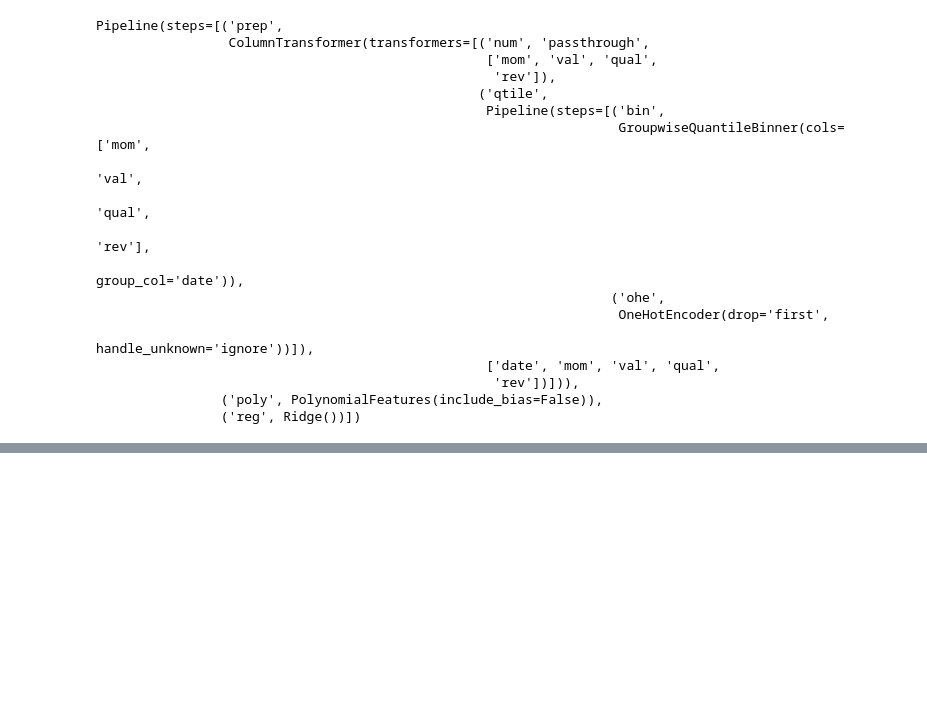
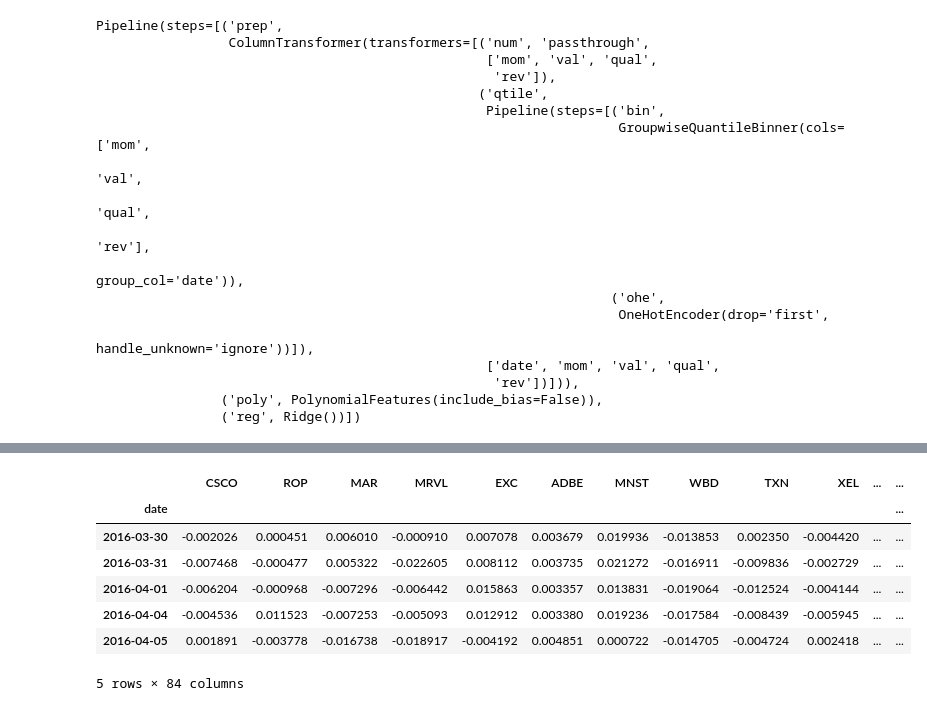
Before and after one commit to marketneutral/hedge_fund_evolution, a Jupyter notebook: quant_workflow.ipynb, the cells around one changed output, grey strips where cells are left out. Drawn from its saved outputs; the diff is of its cells as text; code cells hidden in the pictures; blank space fills up the shorter version.

```diff
--- a/quant_workflow.ipynb
+++ b/quant_workflow.ipynb
@@ -354,6 +377,11 @@ panel.head()
 # %%
-
-%%time
-alpha = walk_forward_oof_blocks(pipe, panel, list(FEATS.keys()), assets, warm=60)
-alpha = alpha.reset_index().rename(columns={"index": "date"}).dropna()
-alpha.to_csv("hf_evolution_alpha.csv", index=False)
+alpha.head()
+# %% [output]
+|  | CSCO | ROP | MAR | MRVL | EXC | ADBE | MNST | WBD | TXN | XEL | ... | ... |
+| date |  |  |  |  |  |  |  |  |  |  |  | ... |
+| 2016-03-30 | -0.002026 | 0.000451 | 0.006010 | -0.000910 | 0.007078 | 0.003679 | 0.019936 | -0.013853 | 0.002350 | -0.004420 | ... | ... |
+| 2016-03-31 | -0.007468 | -0.000477 | 0.005322 | -0.022605 | 0.008112 | 0.003735 | 0.021272 | -0.016911 | -0.009836 | -0.002729 | ... | ... |
+| 2016-04-01 | -0.006204 | -0.000968 | -0.007296 | -0.006442 | 0.015863 | 0.003357 | 0.013831 | -0.019064 | -0.012524 | -0.004144 | ... | ... |
+| 2016-04-04 | -0.004536 | 0.011523 | -0.007253 | -0.005093 | 0.012912 | 0.003380 | 0.019236 | -0.017584 | -0.008439 | -0.005945 | ... | ... |
+| 2016-04-05 | 0.001891 | -0.003778 | -0.016738 | -0.018917 | -0.004192 | 0.004851 | 0.000722 | -0.014705 | -0.004724 | 0.002418 | ... | ... |
+5 rows × 84 columns
```
Also changed, not shown: parts of 16 cells of this notebook, 8 other files.
